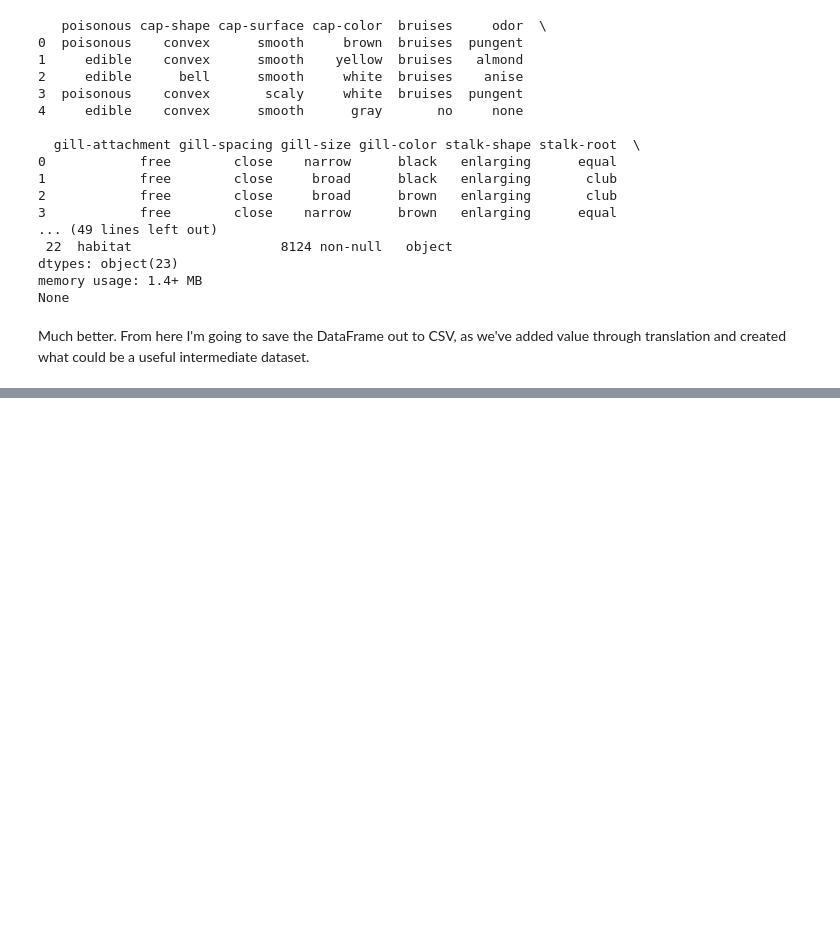
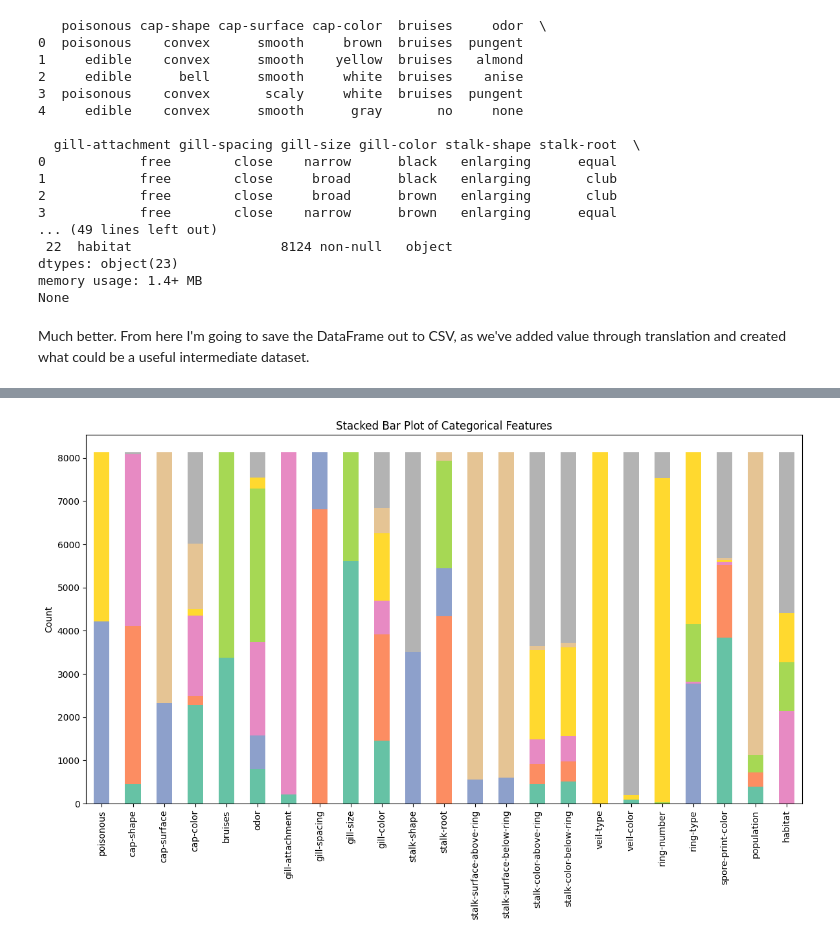
Before and after one commit to aarongilly/44-670-midterm, a Jupyter notebook: midterm_gillespie.ipynb, the cells around one changed output, grey strips where cells are left out. Drawn from its saved outputs; the diff is of its cells as text; code cells hidden in the pictures; blank space fills up the shorter version.

```diff
--- a/midterm_gillespie.ipynb
+++ b/midterm_gillespie.ipynb
@@ -188,0 +206,30 @@ Another potential (at this point) issue is that **all features are currently tex
+# %%
+
+# Creating a stacked bar chart of every category
+
+# Step 1: Count occurrences for each category in each feature
+count_data = {}
+
+for feature in df.columns:
+    count_data[feature] = df[feature].value_counts()
+
+# Convert the dictionary to a DataFrame
+count_data = pd.DataFrame(count_data)
+
+# Step 2: Plot a stacked bar chart
+ax = count_data.T.plot(kind='bar', stacked=True, figsize=(12, 8), colormap="Set2")
+
+# Step 3: Customize plot
+plt.title('Stacked Bar Plot of Categorical Features')
+# plt.xlabel('Features')
+plt.ylabel('Count')
+plt.xticks(rotation=90)
+
+# The legend is automatically generated by pandas, so we can remove it to avoid clutter
+ax.get_legend().remove()
+
+# Display plot
+plt.tight_layout()
+plt.show()
+# %% [output]
+[figure, added]
```
Also changed, not shown: parts of 53 cells of this notebook, 4 other files.
